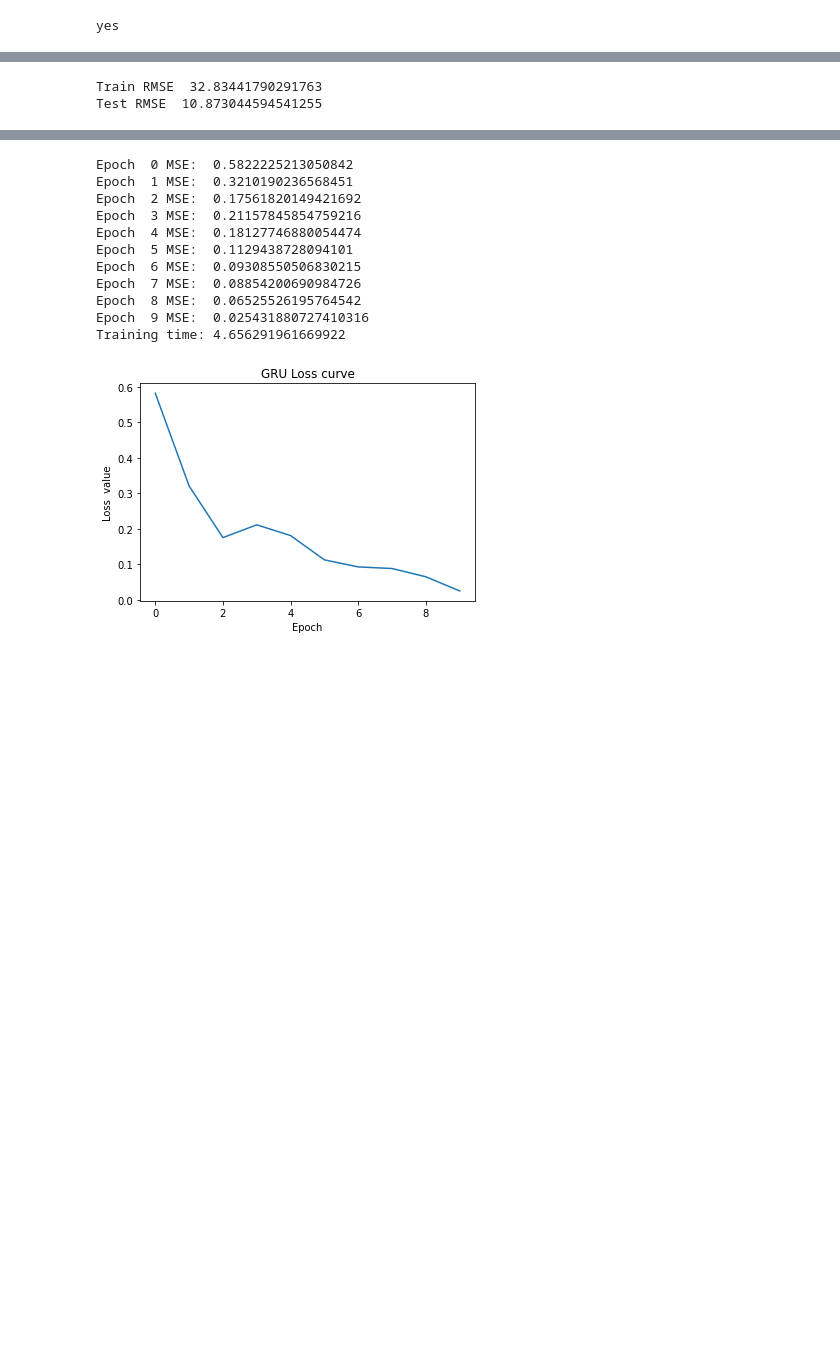
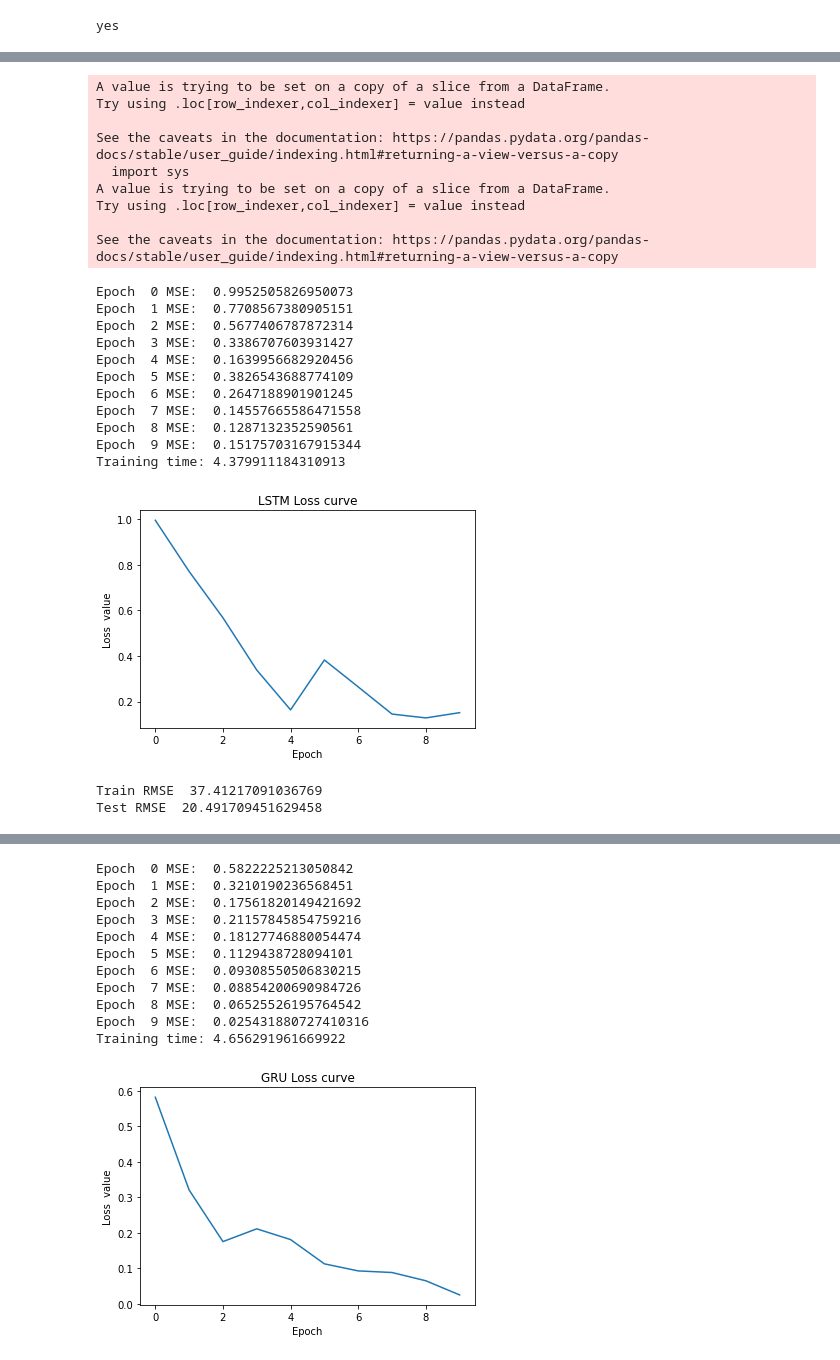
Before and after one commit to poo5zan/deep_learning_fundamentals, a Jupyter notebook: assignment_3/assignment_3.ipynb, the cells around one changed output, grey strips where cells are left out. Drawn from its saved outputs; the diff is of its cells as text; code cells hidden in the pictures; blank space fills up the shorter version.

```diff
--- a/assignment_3/assignment_3.ipynb
+++ b/assignment_3/assignment_3.ipynb
@@ -429,4 +445,29 @@ class LSTM(nn.Module):
         # print('out shape ', out.shape)
         out = self.fc(out[:, -1, :])
         return out
+# %%
+def train_model(hidden_dim, num_layers, output_dim, num_epochs, learning_rate, lookback, model_name, file_name, test_size):
+    price_open, price_close = get_data('AMZN.csv')
+    input_dim = x_train.shape[2]
+    X_train, y_train, X_test, y_test = split_data(price_open, price_close, test_size, lookback)
+
+    model = None
+    if model_name == "LSTM":
+        model = LSTM(input_dim=input_dim, hidden_dim=hidden_dim, output_dim=output_dim, num_layers=num_layers)
+    elif model_name == "GRU":
+        model = GRU(input_dim=input_dim, hidden_dim=hidden_dim, output_dim=output_dim, num_layers=num_layers)
+    elif model_name == "RNN":
+        model = RNN(input_dim=input_dim, hidden_dim=hidden_dim, output_dim=output_dim, num_layers=num_layers)
+
+    criterion = torch.nn.MSELoss(reduction='mean')
+    optimiser = torch.optim.Adam(model.parameters(), lr= learning_rate)
+    train_results = train_network(num_epochs, model, criterion, optimiser, X_train, y_train)
+    plot_loss_curve(train_results, model_name)
+
+    y_test_pred = model(X_test)
+    y_train_pred = model(X_train)
+    y_test_error = calculate_prediction_error(X_test, y_test, model)
+    y_train_error = calculate_prediction_error(X_train, y_train, model)
+    print('Train RMSE ', y_train_error)
+    print('Test RMSE ', y_test_error)
 # %%
@@ -459,10 +493,34 @@ Training time: 6.029019594192505
-# %%
-y_test_pred = model_lstm(X_test)
-y_train_pred = model_lstm(X_train)
-y_test_error = calculate_prediction_error(X_test, y_test, model_lstm)
-y_train_error = calculate_prediction_error(X_train, y_train, model_lstm)
-print('Train RMSE ', y_train_error)
-print('Test RMSE ', y_test_error)
-# %% [output]
-Train RMSE  32.83441790291763
-Test RMSE  10.873044594541255
+# %%
+torch.random.manual_seed(0)
+hidden_dim = 32
+num_layers = 2
+output_dim = 1
+num_epochs = 10
+learning_rate = 0.01
+lookback = 15
+test_size= 5
+train_model(hidden_dim, num_layers, output_dim, num_epochs, learning_rate, lookback, "LSTM", "AAPL.csv", test_size)
+# %% [output]
+A value is trying to be set on a copy of a slice from a DataFrame.
+Try using .loc[row_indexer,col_indexer] = value instead
+
+See the caveats in the documentation: https://pandas.pydata.org/pandas-docs/stable/user_guide/indexing.html#returning-a-view-versus-a-copy
+  import sys
+A value is trying to be set on a copy of a slice from a DataFrame.
+Try using .loc[row_indexer,col_indexer] = value instead
+
+See the caveats in the documentation: https://pandas.pydata.org/pandas-docs/stable/user_guide/indexing.html#returning-a-view-versus-a-copy
+Epoch  0 MSE:  0.9952505826950073
+Epoch  1 MSE:  0.7708567380905151
+Epoch  2 MSE:  0.5677406787872314
+Epoch  3 MSE:  0.3386707603931427
+Epoch  4 MSE:  0.1639956682920456
+Epoch  5 MSE:  0.3826543688774109
+Epoch  6 MSE:  0.2647188901901245
+Epoch  7 MSE:  0.14557665586471558
+Epoch  8 MSE:  0.1287132352590561
+Epoch  9 MSE:  0.15175703167915344
+Training time: 4.379911184310913
+[figure, added]
+Train RMSE  37.41217091036769
+Test RMSE  20.491709451629458
```
Also changed, not shown: parts of 15 cells of this notebook.
